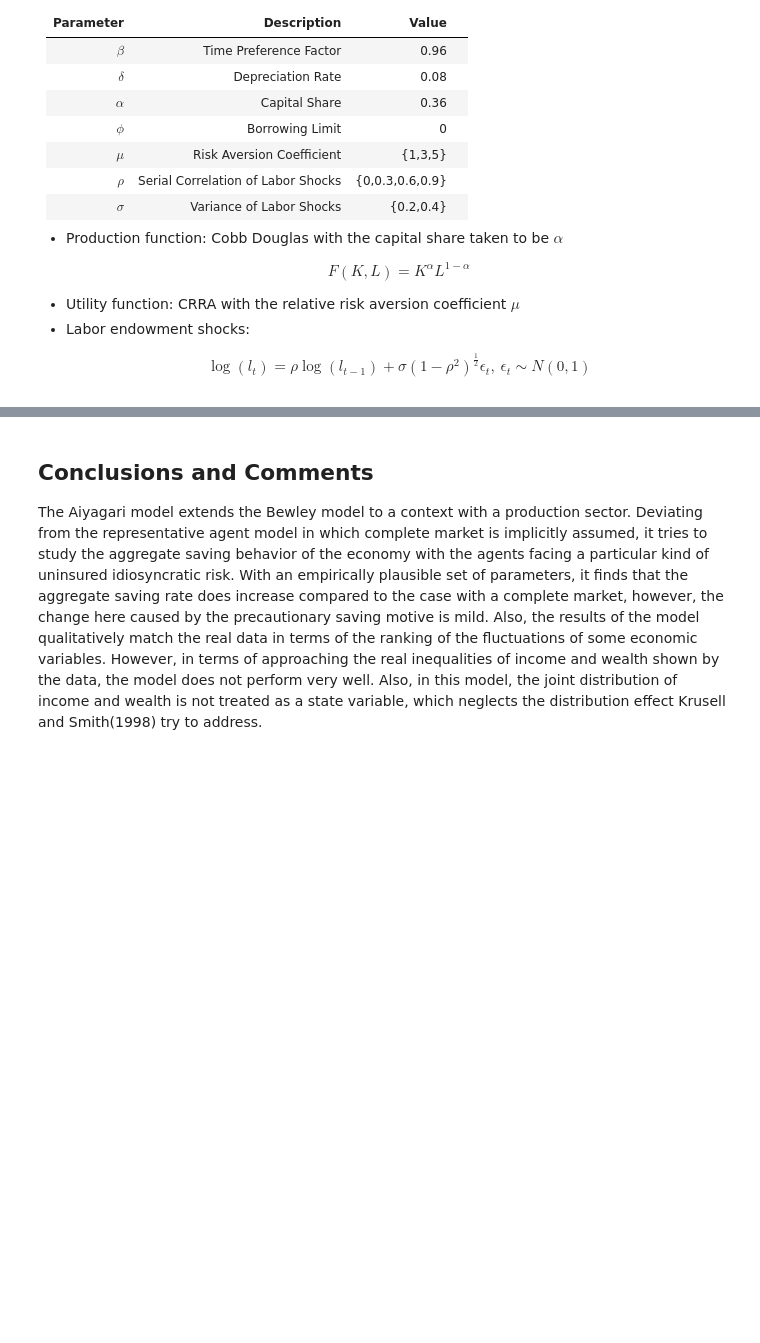
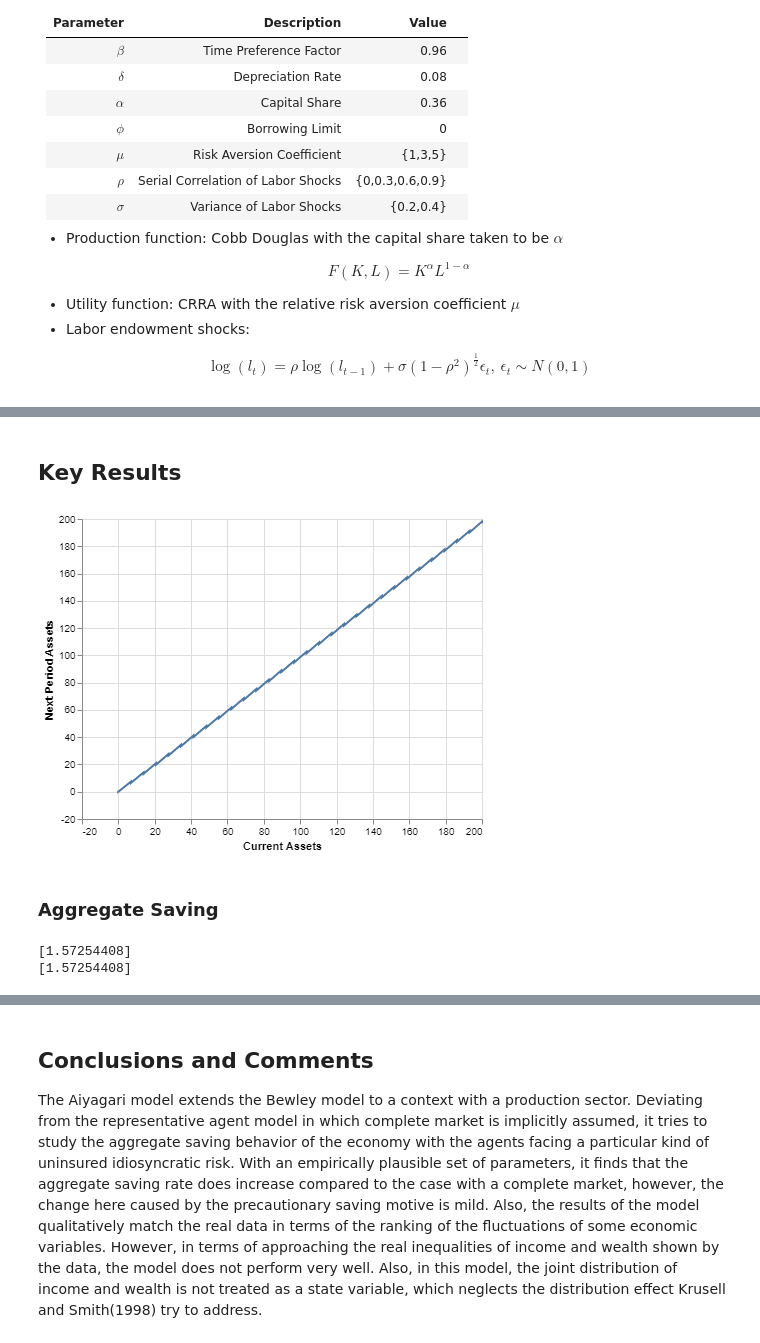
Before and after one commit to zhuang13atJHU/ballpark, a Jupyter notebook: models/We-Would-Like-In-Econ-ARK/AiyagariIdiosyncratic/Aiyagari1994QJE_Sun_and_Huang.ipynb, the cells around one changed output, grey strips where cells are left out. Saved outputs shown, nothing was run; the diff lists cells and outputs as text; code cells hidden in the pictures; blank space fills up the shorter version.

```diff
--- a/models/We-Would-Like-In-Econ-ARK/AiyagariIdiosyncratic/Aiyagari1994QJE_Sun_and_Huang.ipynb
+++ b/models/We-Would-Like-In-Econ-ARK/AiyagariIdiosyncratic/Aiyagari1994QJE_Sun_and_Huang.ipynb
@@ -82,3 +93,10 @@ In the steady state, variables are time invariant and all markets are clear, i.e
 * $F_L(K,L) = w$
 * $\int l_i di = L$
 * $\int a_i di = K$
+# %%
+# model is written in .yaml file
+# HModel reads the yaml file
+aggmodel = HModel('Aiyagari.yaml')
+
+# check features of the model
+aggmodel.features
@@ -114,0 +137,5 @@ $$
+# %%
+# baseline caser where coefficient risk aversion is 1
+# serial correlation is 0.9 and variance of labor shocks is 0.04
+# other values of variables are the same as the those in parameter tables
+eq = find_steady_state(aggmodel)
@@ -114,0 +148,2 @@ $$
+# %% [markdown]
+## Key Results
@@ -114,0 +153,14 @@ $$
+# %%
+# plot relationship between assets of this period and next period
+import altair as alt
+import pandas as pd
+
+df = eq.as_df()
+alt.Chart(df).mark_line().encode(
+    x = alt.X('a', axis = alt.Axis(title='Current Assets')),
+    y = alt.Y('i', axis=alt.Axis(title='Next Period Assets'))
+)
+# %% [output]
+[figure, added]
+# %% [markdown]
+### Aggregate Saving
@@ -114,0 +194,7 @@ $$
+# %%
+# aggregate consumption and income as an output
+print(agg_c)
+print(agg_inc)
+# %% [output]
+[1.57254408]
+[1.57254408]
```
Also changed, not shown: parts of 15 cells of this notebook, 1 other file.
